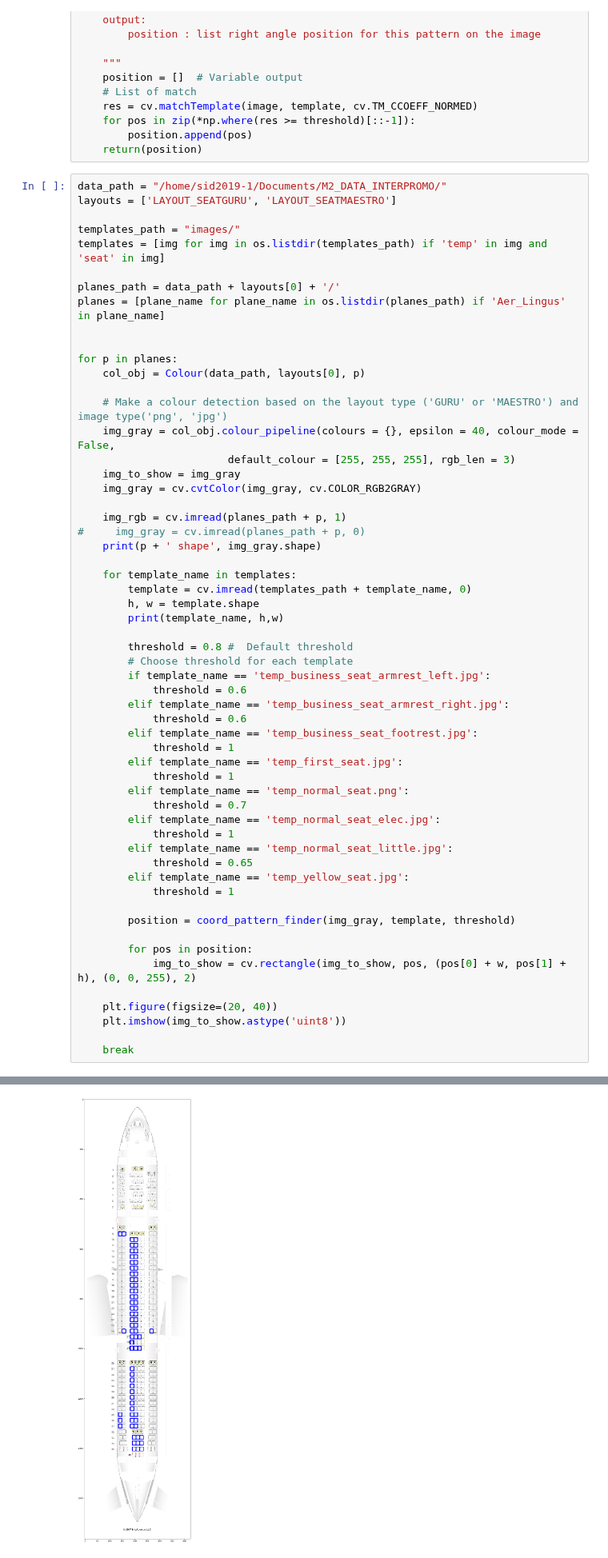
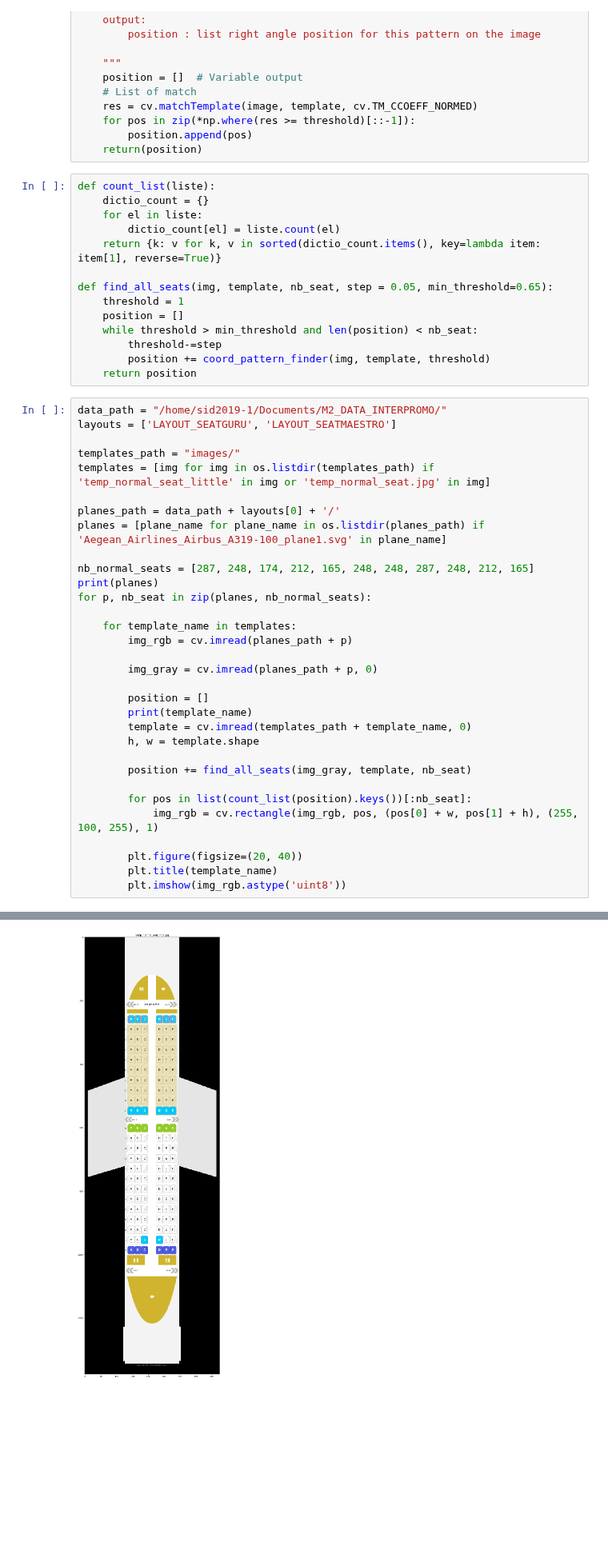
Before and after one commit to vincentnam/ProjetInterpromo2020G8, a Jupyter notebook: William_Azzouza_notebook.ipynb, the cells around one changed output, grey strips where cells are left out. Shown at 80% size. Drawn from its saved outputs; the diff is of its cells as text; blank space fills up the shorter version.

Commit message:
Functions seat by category

```diff
--- a/William_Azzouza_notebook.ipynb
+++ b/William_Azzouza_notebook.ipynb
@@ -512,61 +583,50 @@ def coord_pattern_finder(image, template, threshold: float):
     for pos in zip(*np.where(res >= threshold)[::-1]):
         position.append(pos)
     return(position)
+# %%
+def count_list(liste):
+    dictio_count = {}
+    for el in liste:
+        dictio_count[el] = liste.count(el)
+    return {k: v for k, v in sorted(dictio_count.items(), key=lambda item: item[1], reverse=True)}
+
+def find_all_seats(img, template, nb_seat, step = 0.05, min_threshold=0.65):
+    threshold = 1
+    position = []
+    while threshold > min_threshold and len(position) < nb_seat:
+        threshold-=step
+        position += coord_pattern_finder(img, template, threshold)
+    return position
 # %%
 data_path = "/home/sid2019-1/Documents/M2_DATA_INTERPROMO/"
 layouts = ['LAYOUT_SEATGURU', 'LAYOUT_SEATMAESTRO']
 
 templates_path = "images/"
-templates = [img for img in os.listdir(templates_path) if 'temp' in img and 'seat' in img]
+templates = [img for img in os.listdir(templates_path) if 'temp_normal_seat_little' in img or 'temp_normal_seat.jpg' in img]
 
 planes_path = data_path + layouts[0] + '/'
-planes = [plane_name for plane_name in os.listdir(planes_path) if 'Aer_Lingus' in plane_name]
+planes = [plane_name for plane_name in os.listdir(planes_path) if 'Aegean_Airlines_Airbus_A319-100_plane1.svg' in plane_name]
 
-
-for p in planes:
-    col_obj = Colour(data_path, layouts[0], p)
-
-    # Make a colour detection based on the layout type ('GURU' or 'MAESTRO') and image type('png', 'jpg')
-    img_gray = col_obj.colour_pipeline(colours = {}, epsilon = 40, colour_mode = False,
-                        default_colour = [255, 255, 255], rgb_len = 3)
-    img_to_show = img_gray
-    img_gray = cv.cvtColor(img_gray, cv.COLOR_RGB2GRAY)
-
-    img_rgb = cv.imread(planes_path + p, 1)
-#     img_gray = cv.imread(planes_path + p, 0)
-    print(p + ' shape', img_gray.shape)
+nb_normal_seats = [287, 248, 174, 212, 165, 248, 248, 287, 248, 212, 165]
+print(planes)
+for p, nb_seat in zip(planes, nb_normal_seats):
 
     for template_name in templates:
+        img_rgb = cv.imread(planes_path + p)
+
+        img_gray = cv.imread(planes_path + p, 0)
+
+        position = []
+        print(template_name)
         template = cv.imread(templates_path + template_name, 0)
         h, w = template.shape
-        print(template_name, h,w)
 
-        threshold = 0.8 #  Default threshold
-        # Choose threshold for each template
-        if template_name == 'temp_business_seat_armrest_left.jpg':
-            threshold = 0.6
-        elif template_name == 'temp_business_seat_armrest_right.jpg':
-            threshold = 0.6
-        elif template_name == 'temp_business_seat_footrest.jpg':
-            threshold = 1
-        elif template_name == 'temp_first_seat.jpg':
-            threshold = 1
-        elif template_name == 'temp_normal_seat.png':
-            threshold = 0.7
-        elif template_name == 'temp_normal_seat_elec.jpg':
-            threshold = 1
-        elif template_name == 'temp_normal_seat_little.jpg':
-            threshold = 0.65
-        elif template_name == 'temp_yellow_seat.jpg':
-            threshold = 1
+        position += find_all_seats(img_gray, template, nb_seat)
 
-        position = coord_pattern_finder(img_gray, template, threshold)
+        for pos in list(count_list(position).keys())[:nb_seat]:
+            img_rgb = cv.rectangle(img_rgb, pos, (pos[0] + w, pos[1] + h), (255, 100, 255), 1)
 
-        for pos in position:
-            img_to_show = cv.rectangle(img_to_show, pos, (pos[0] + w, pos[1] + h), (0, 0, 255), 2)
-
-    plt.figure(figsize=(20, 40))
-    plt.imshow(img_to_show.astype('uint8'))
-
-    break
+        plt.figure(figsize=(20, 40))
+        plt.title(template_name)
+        plt.imshow(img_rgb.astype('uint8'))
 # %% [output]
@@ -582 +636 @@ temp_business_seat_armrest_left.jpg 21 27
-[figure, old version]
+[figure, new version]
```
Also changed, not shown: parts of 8 cells of this notebook, 2 other files.
